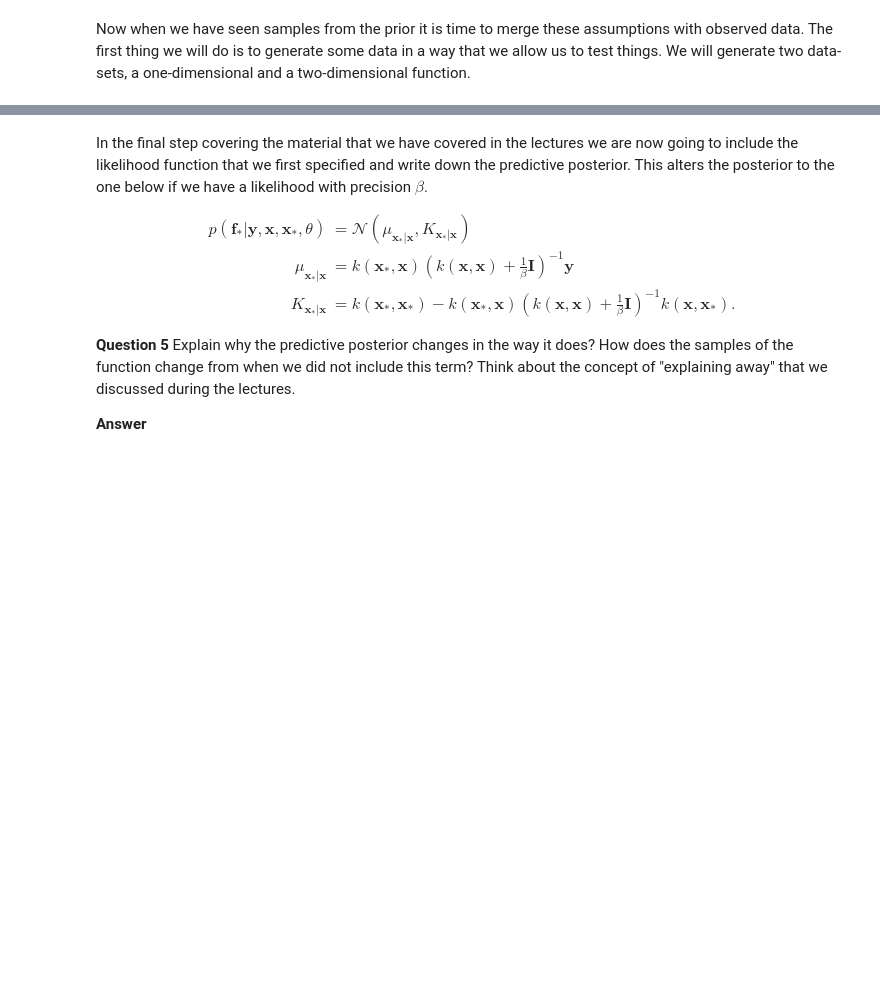
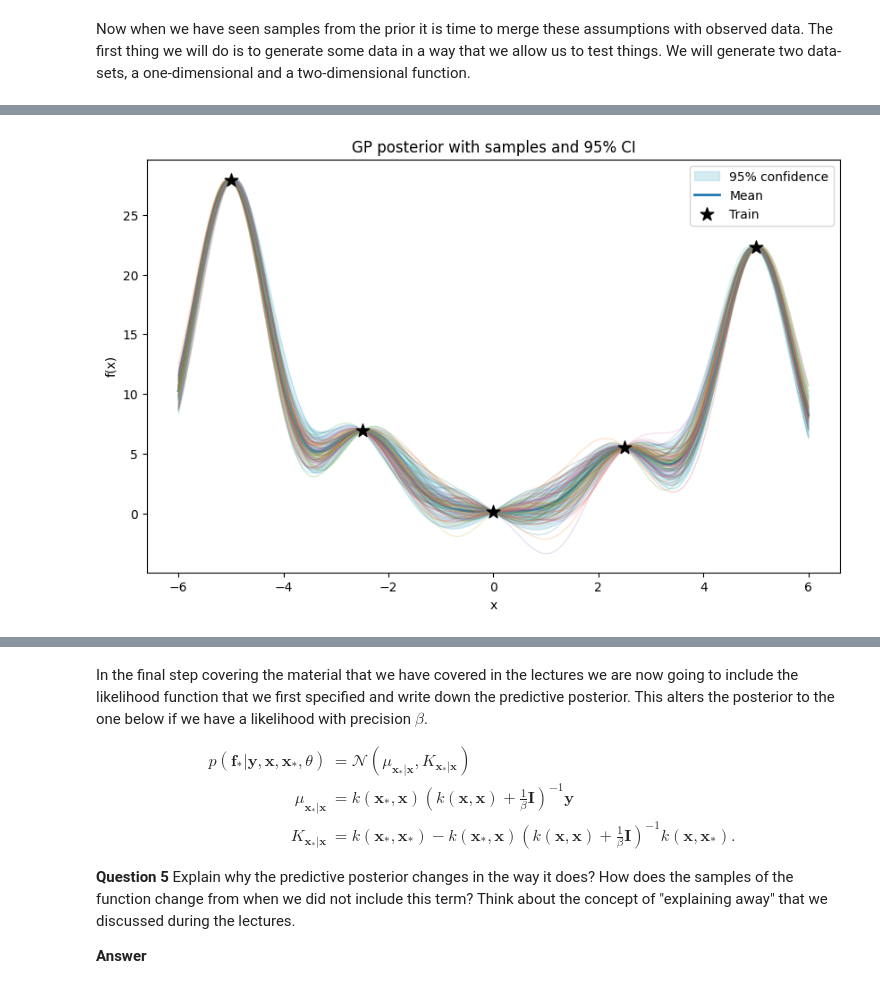
Before and after one commit to Tzu-Liang/Machine-Learning-and-the-Physical-World, a Jupyter notebook: Lab/gaussian-processes-notebook.ipynb, the cells around one changed output, grey strips where cells are left out. Cells and saved outputs as stored; diff of their text form; code cells hidden in the pictures; blank space fills up the shorter version.

```diff
--- a/Lab/gaussian-processes-notebook.ipynb
+++ b/Lab/gaussian-processes-notebook.ipynb
@@ -239,0 +319,48 @@ def gp_prediction(x1, y1, xstar, lengthScale, varSigma, noise):
+# %%
+Nsamp = 100
+N = 500
+M = 5
+noise = 0.1
+
+x, y = data_1d(M, noise)
+x = x.reshape(-1, 1)
+y = y.reshape(-1, 1)
+
+x_star = np.linspace(-6, 6, N).reshape(-1, 1)
+
+mu_star, cov_star = gp_prediction(x, y, x_star, lengthScale=1, varSigma=1)
+mu = mu_star.ravel()                               # (N,)
+std = np.sqrt(np.clip(np.diag(cov_star), 0, None)) # (N,)
+
+# (Optional) stabilise covariance for sampling
+cov_for_sampling = cov_star + 1e-6 * np.eye(N)
+
+f_samples = np.random.multivariate_normal(mu, cov_for_sampling, Nsamp)  # (Nsamp, N)
+
+fig, ax = plt.subplots(figsize=(10, 6))
+
+# Uncertainty band first (so lines draw on top)
+ax.fill_between(
+    x_star.ravel(),
+    mu - 2*std,
+    mu + 2*std,
+    color='lightblue',
+    alpha=0.5,
+    label='95% confidence'
+)
+
+# Mean prediction
+ax.plot(x_star.ravel(), mu, lw=2, label='Mean')
+
+# Posterior samples
+ax.plot(x_star.ravel(), f_samples.T, lw=1, alpha=0.2)
+
+# Training data
+ax.scatter(x.ravel(), y.ravel(), s=120, c='k', marker='*', zorder=3, label='Train')
+
+ax.set_xlabel('x'); ax.set_ylabel('f(x)')
+ax.set_title('GP posterior with samples and 95% CI')
+ax.legend()
+plt.show()
+# %% [output]
+[figure, added]
```
Also changed, not shown: parts of 12 cells of this notebook.
